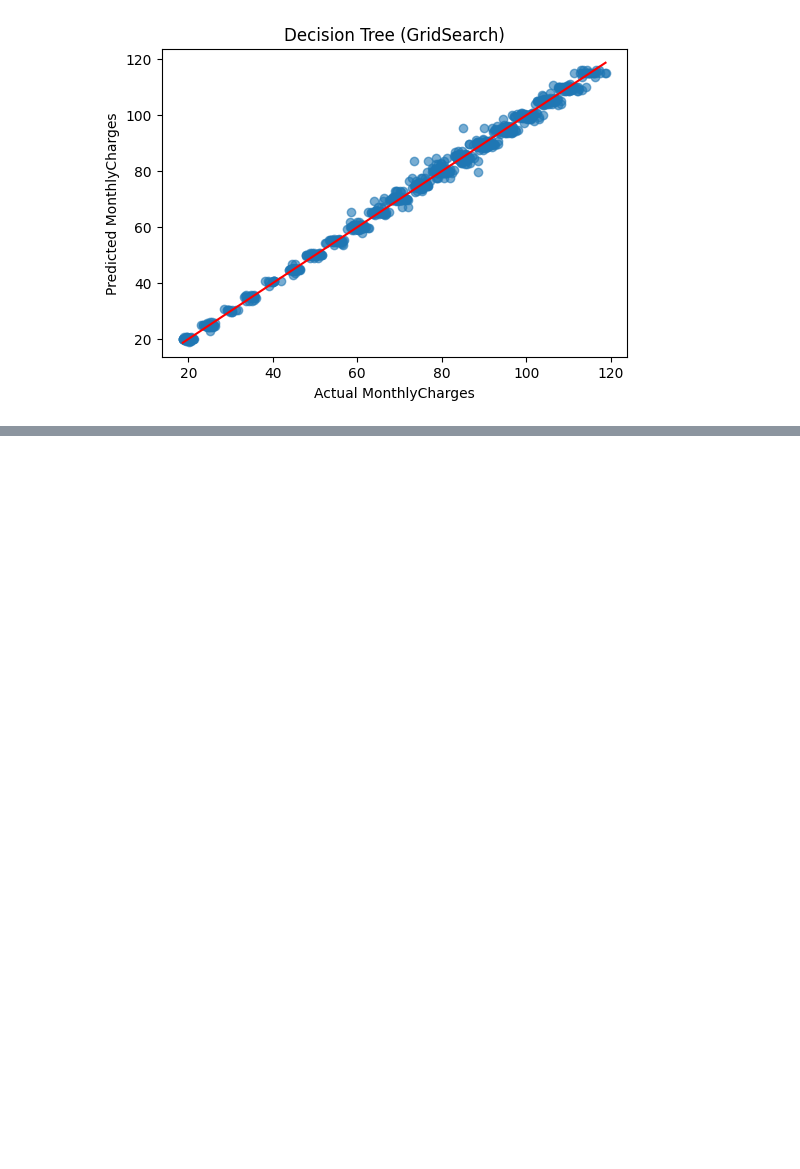
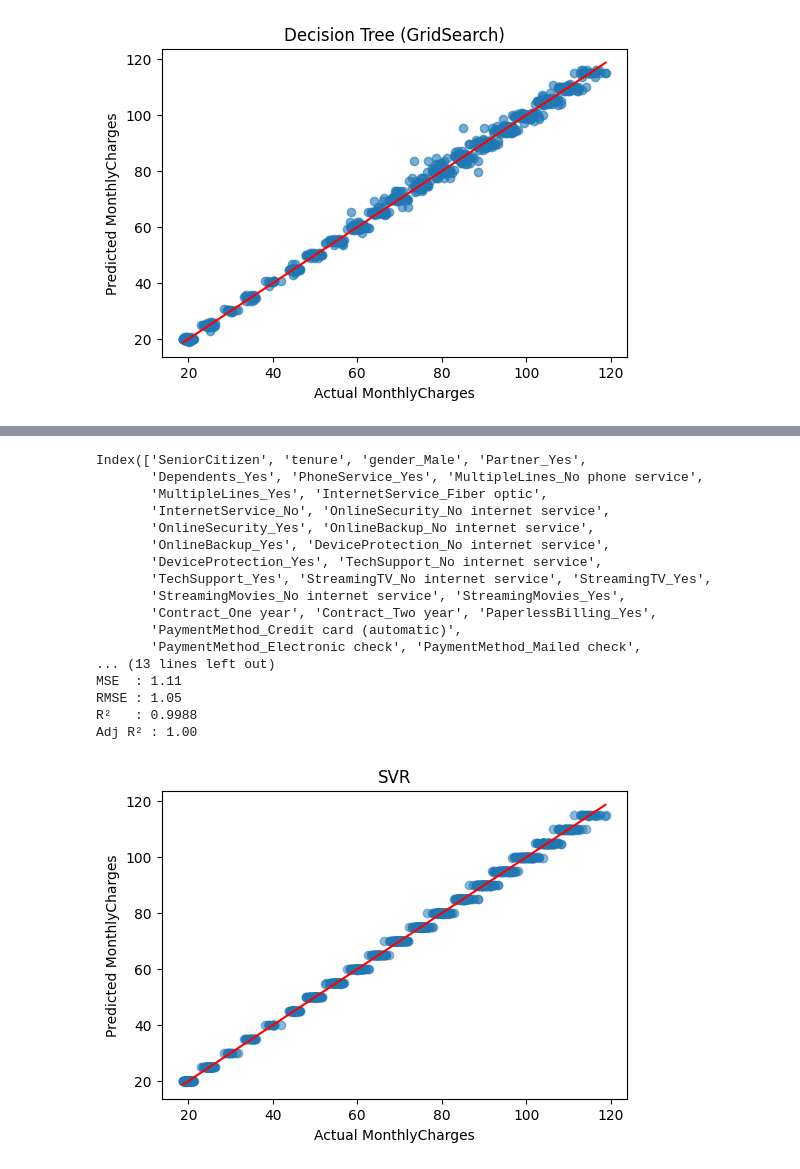
Before and after one commit to pradeepkumar2427/teleconnect-ml-assignment, a Jupyter notebook: notebooks/04_Regression.ipynb, the cells around one changed output, grey strips where cells are left out. Cells and saved outputs as stored; diff of their text form; code cells hidden in the pictures; blank space fills up the shorter version.

```diff
--- a/notebooks/04_Regression.ipynb
+++ b/notebooks/04_Regression.ipynb
@@ -704,10 +749,10 @@ grid.fit(X_train, y_train)
 print("Best Parameters:", grid.best_params_)
 
 
-model = grid.best_estimator_
+model_svr = grid.best_estimator_
 
-y_train_pred = model.predict(X_train)
-y_test_pred = model.predict(X_test)
+y_train_pred = model_svr.predict(X_train)
+y_test_pred = model_svr.predict(X_test)
 
 
 def evaluate_model(y_true, y_pred, X_data, name='Dataset'):
@@ -718,30 +763,49 @@ def evaluate_model(y_true, y_pred, X_data, name='Dataset'):
 
     n = len(y_true)
     p = X_data.shape[1]
     adj_r2 = 1 - ((1 - r2)*(n - 1)/(n - p - 1))
 
     print(f"\n{name} Metrics:")
     print(f"MAE  : {mae:.2f}")
     print(f"MSE  : {mse:.2f}")
     print(f"RMSE : {rmse:.2f}")
     print(f"R²   : {r2:.4f}")
     print(f"Adj R² : {adj_r2:.2f}")
 
 
 
 evaluate_model(y_train, y_train_pred, X_train, "Training Data")
 evaluate_model(y_test, y_test_pred, X_test, "Testing Data")
 
 
 
 plt.figure(figsize=(6,4))
 plt.scatter(y_test, y_test_pred, alpha=0.5)
 
 plt.plot([y_test.min(), y_test.max()],
          [y_test.min(), y_test.max()],
          color='red')
 
 plt.xlabel("Actual MonthlyCharges")
 plt.ylabel("Predicted MonthlyCharges")
 plt.title("SVR")
 plt.show()
+# %% [output]
+Index(['SeniorCitizen', 'tenure', 'gender_Male', 'Partner_Yes',
+       'Dependents_Yes', 'PhoneService_Yes', 'MultipleLines_No phone service',
+       'MultipleLines_Yes', 'InternetService_Fiber optic',
+       'InternetService_No', 'OnlineSecurity_No internet service',
+       'OnlineSecurity_Yes', 'OnlineBackup_No internet service',
+       'OnlineBackup_Yes', 'DeviceProtection_No internet service',
+       'DeviceProtection_Yes', 'TechSupport_No internet service',
+       'TechSupport_Yes', 'StreamingTV_No internet service', 'StreamingTV_Yes',
+       'StreamingMovies_No internet service', 'StreamingMovies_Yes',
+       'Contract_One year', 'Contract_Two year', 'PaperlessBilling_Yes',
+       'PaymentMethod_Credit card (automatic)',
+       'PaymentMethod_Electronic check', 'PaymentMethod_Mailed check',
+... (13 lines left out)
+MSE  : 1.11
+RMSE : 1.05
+R²   : 0.9988
+Adj R² : 1.00
+[figure, added]
```
Also changed, not shown: parts of 28 cells of this notebook.
